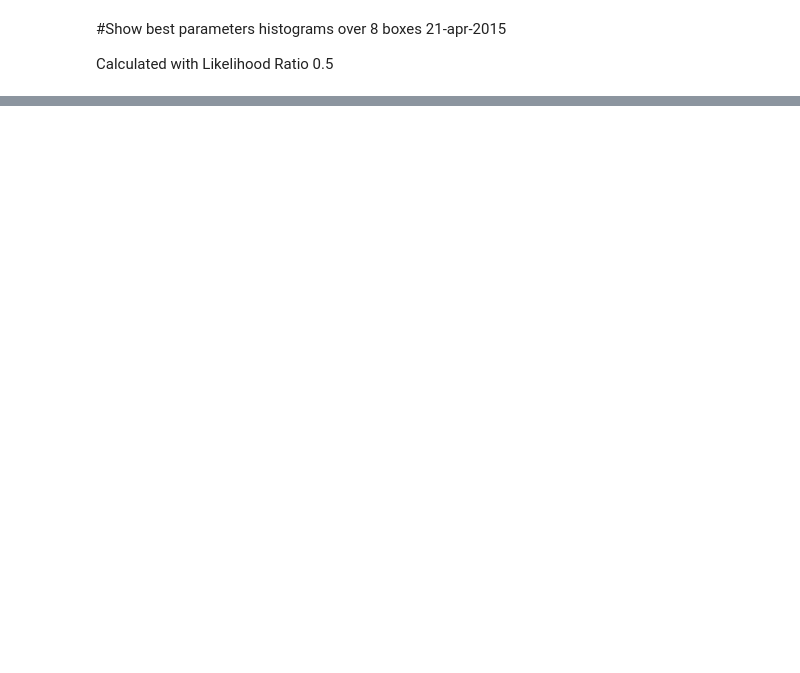
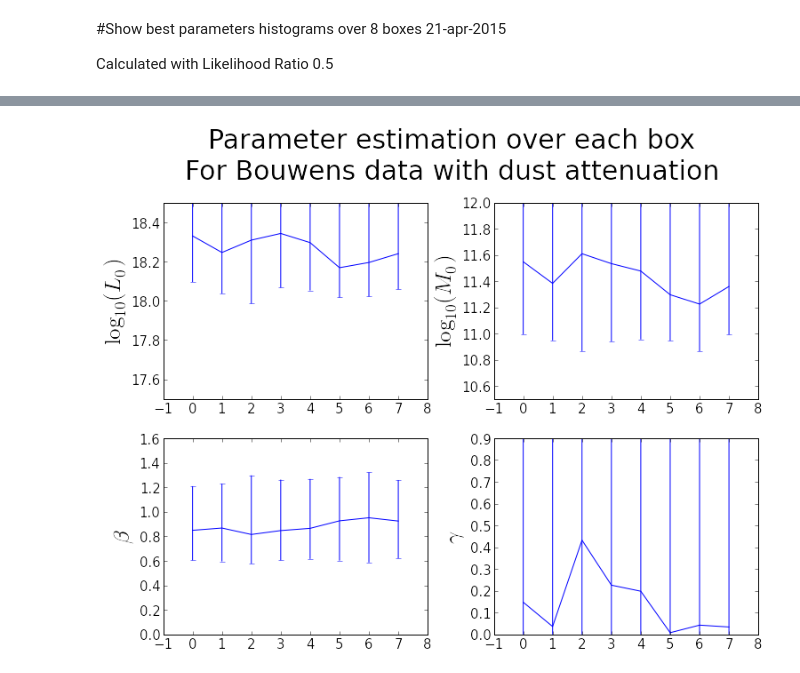
Before and after one commit to flgomezc/sfr-dmhm, a Jupyter notebook: program_small/best_parameters.ipynb, the cells around one changed output, grey strips where cells are left out. Saved outputs shown, nothing was run; the diff lists cells and outputs as text; code cells hidden in the pictures; blank space fills up the shorter version.

```diff
--- a/program_small/best_parameters.ipynb
+++ b/program_small/best_parameters.ipynb
@@ -197,0 +343,4 @@ $\gamma$ mean =  0.024186548475 , cosmic std = 0.0204497054409 mean sigma per bo
+# %%
+PlotCosmicVariance1("OD2", "Bouwens", DustFile, DUST, A)
+# %% [output]
+[figure, added]
```
Also changed, not shown: parts of 7 cells of this notebook.
